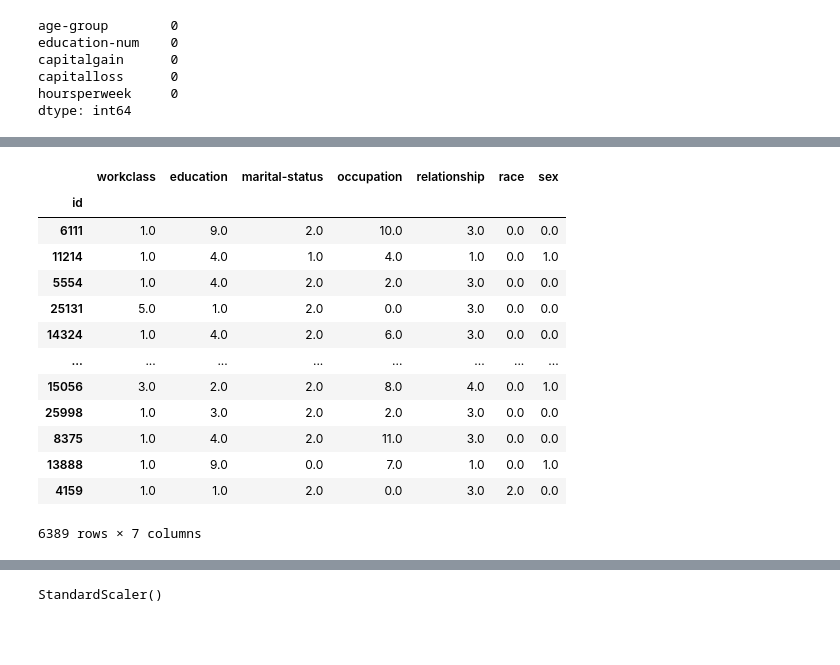
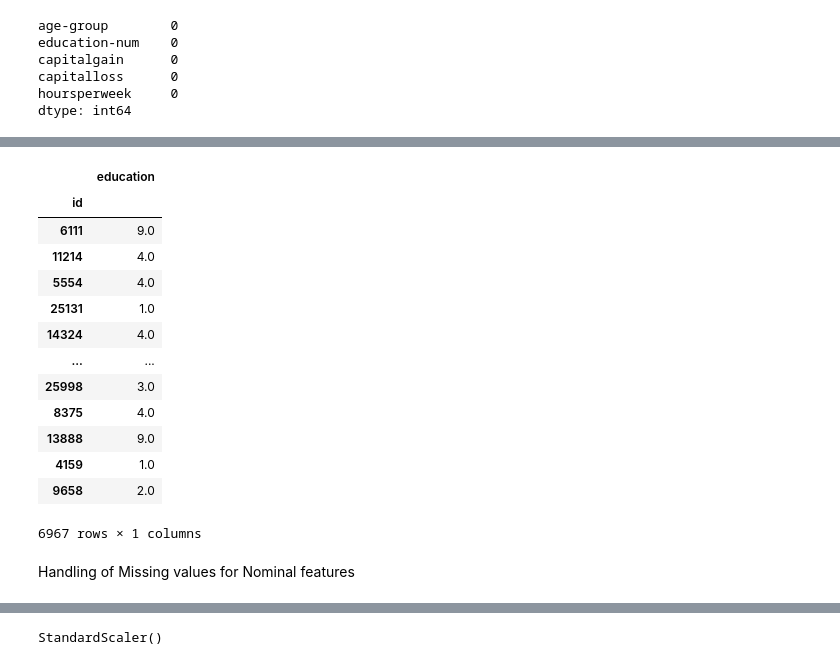
Before and after one commit to NurulhudaAi/ML_Project_2025, a Jupyter notebook: step2_process_data.ipynb, the cells around one changed output, grey strips where cells are left out. Saved outputs shown, nothing was run; the diff lists cells and outputs as text; code cells hidden in the pictures; blank space fills up the shorter version.

Commit message:
feat: rechecking some error code n missing value

```diff
--- a/step2_process_data.ipynb
+++ b/step2_process_data.ipynb
@@ -724,12 +659,5 @@ data_live
 # %%
-ordinal_features = [
-    'workclass',
-    'education',
-    'marital-status',
-    'occupation',
-    'relationship',
-    'race',
-    'sex',]
+ordinal_features = ['education']
 
 for feature in ordinal_features:
     possible_value = data_train[feature].unique()
@@ -752,19 +669,22 @@ sex                   2 ['male' 'female']
 # %%
 ordinal_mapping = [
-['state-gov', 'private', 'self-emp-inc', 'self-emp-not-inc', 'federal-gov',
- 'local-gov', 'without-pay', 'never-worked'],
-['doctorate' ,'masters', 'some-college', 'bachelors' ,'hs-grad', 'assoc-voc',
- '12th', 'prof-school', '7th-8th' ,'11th' ,'10th' ,'assoc-acdm', '9th', '5th-6th',
- '1st-4th', 'preschool'],
-['divorced', 'never-married', 'married-civ-spouse', 'separated', 'widowed',
- 'married-spouse-absent', 'married-af-spouse'],
-['prof-specialty', 'tech-support', 'exec-managerial', 'machine-op-inspct',
- 'sales' ,'handlers-cleaners' ,'craft-repair', 'other-service' ,'adm-clerical',
- 'transport-moving', 'protective-serv', 'farming-fishing' ,'priv-house-serv',
- 'armed-forces'],
-['own-child', 'unmarried' ,'not-in-family' ,'husband' ,'wife', 'other-relative'],
-['white', 'black' ,'asian-pac-islander', 'other', 'amer-indian-eskimo'],
-['male', 'female'],
+    ['doctorate',
+     'masters',
+     'some-college',
+     'bachelors',
+     'hs-grad',
+     'assoc-voc',
+     '12th',
+     'prof-school',
+     '7th-8th',
+     '11th',
+     '10th',
+     'assoc-acdm',
+     '9th',
+     '5th-6th',
+     '1st-4th',
+     'preschool',
+    ]
 ]
 # %%
 ordinal_encoder = sklearn.preprocessing.OrdinalEncoder(categories=ordinal_mapping)
@@ -860,22 +750,22 @@ data_test_ordinal_features
 # %%
-data_live_ordinal_features = pd.DataFrame(
+ordinal_features_data_live = pd.DataFrame(
 data = ordinal_encoder.transform(data_live[ordinal_features]),
 columns = ordinal_encoder.get_feature_names_out(),
 index = data_live.index
 )
-data_live_ordinal_features
+ordinal_features_data_live
 # %% [output]
-|  | workclass | education | marital-status | occupation | relationship | race | sex |
-| id |  |  |  |  |  |  |  |
-| 6111 | 1.0 | 9.0 | 2.0 | 10.0 | 3.0 | 0.0 | 0.0 |
-| 11214 | 1.0 | 4.0 | 1.0 | 4.0 | 1.0 | 0.0 | 1.0 |
-| 5554 | 1.0 | 4.0 | 2.0 | 2.0 | 3.0 | 0.0 | 0.0 |
-| 25131 | 5.0 | 1.0 | 2.0 | 0.0 | 3.0 | 0.0 | 0.0 |
-| 14324 | 1.0 | 4.0 | 2.0 | 6.0 | 3.0 | 0.0 | 0.0 |
-| ... | ... | ... | ... | ... | ... | ... | ... |
-| 15056 | 3.0 | 2.0 | 2.0 | 8.0 | 4.0 | 0.0 | 1.0 |
-| 25998 | 1.0 | 3.0 | 2.0 | 2.0 | 3.0 | 0.0 | 0.0 |
-| 8375 | 1.0 | 4.0 | 2.0 | 11.0 | 3.0 | 0.0 | 0.0 |
-| 13888 | 1.0 | 9.0 | 0.0 | 7.0 | 1.0 | 0.0 | 1.0 |
-| 4159 | 1.0 | 1.0 | 2.0 | 0.0 | 3.0 | 2.0 | 0.0 |
+|  | education |
+| id |  |
+| 6111 | 9.0 |
+| 11214 | 4.0 |
+| 5554 | 4.0 |
+| 25131 | 1.0 |
+| 14324 | 4.0 |
+| ... | ... |
+| 25998 | 3.0 |
+| 8375 | 4.0 |
+| 13888 | 9.0 |
+| 4159 | 1.0 |
+| 9658 | 2.0 |
-6389 rows × 7 columns
+6967 rows × 1 columns
@@ -885,3 +772,5 @@ data_live_ordinal_features
+# %% [markdown]
+Handling of Missing values for Nominal features
 # %%
 nominal_features = [
     'workclass',
```
Also changed, not shown: parts of 61 cells of this notebook.
